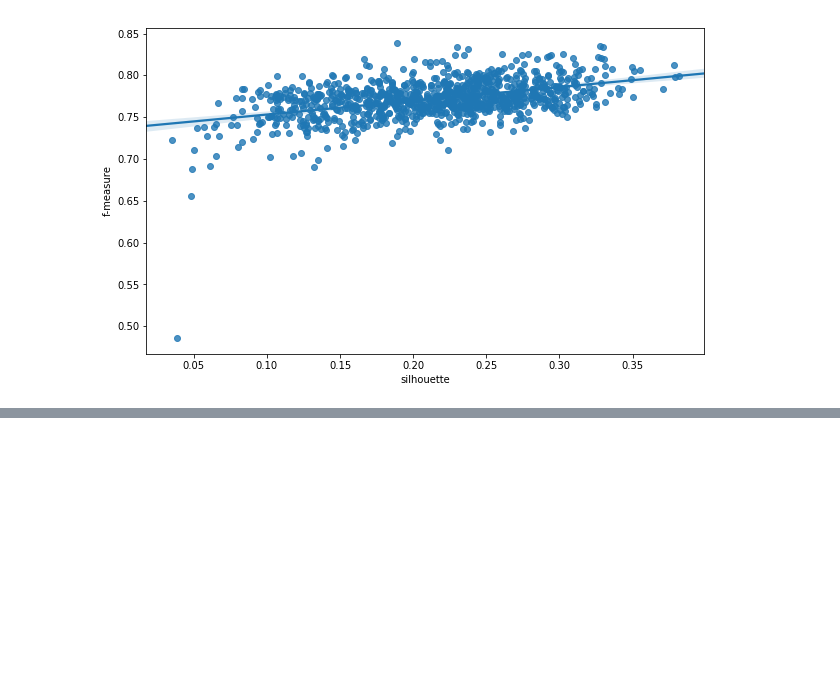
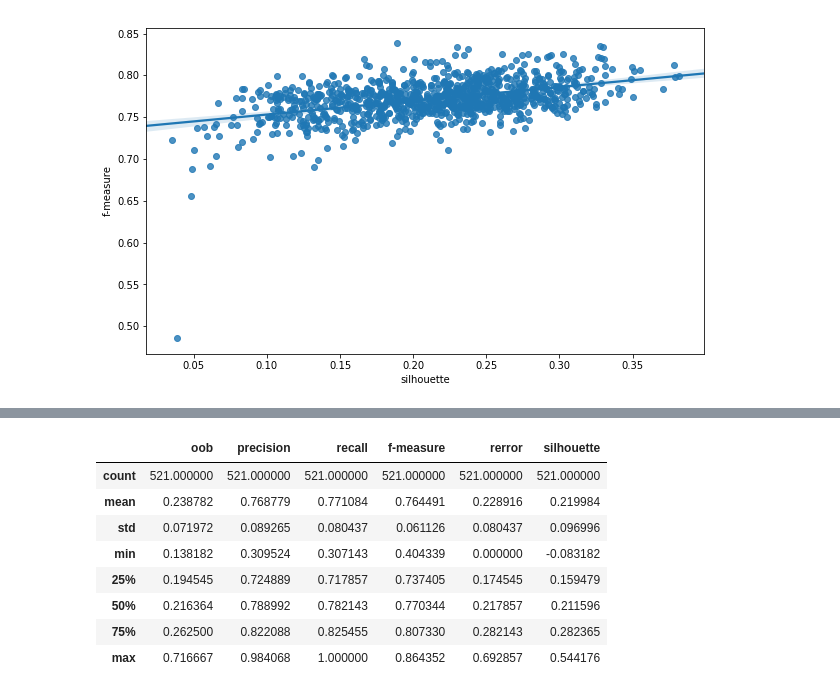
Before and after one commit to ilay32/wals-project, a Jupyter notebook: family-rfs-one-vs-others.ipynb, the cells around one changed output, grey strips where cells are left out. Drawn from its saved outputs; the diff is of its cells as text; code cells hidden in the pictures; blank space fills up the shorter version.

```diff
--- a/family-rfs-one-vs-others.ipynb
+++ b/family-rfs-one-vs-others.ipynb
@@ -155,0 +181,12 @@ sns.regplot(x="silhouette", y="f-measure", data=rndstats_aus, ax=ax);
+# %%
+phonstats.describe()
+# %% [output]
+|  | oob | precision | recall | f-measure | rerror | silhouette |
+| count | 521.000000 | 521.000000 | 521.000000 | 521.000000 | 521.000000 | 521.000000 |
+| mean | 0.238782 | 0.768779 | 0.771084 | 0.764491 | 0.228916 | 0.219984 |
+| std | 0.071972 | 0.089265 | 0.080437 | 0.061126 | 0.080437 | 0.096996 |
+| min | 0.138182 | 0.309524 | 0.307143 | 0.404339 | 0.000000 | -0.083182 |
+| 25% | 0.194545 | 0.724889 | 0.717857 | 0.737405 | 0.174545 | 0.159479 |
+| 50% | 0.216364 | 0.788992 | 0.782143 | 0.770344 | 0.217857 | 0.211596 |
+| 75% | 0.262500 | 0.822088 | 0.825455 | 0.807330 | 0.282143 | 0.282365 |
+| max | 0.716667 | 0.984068 | 1.000000 | 0.864352 | 0.692857 | 0.544176 |
```
Also changed, not shown: parts of 7 cells of this notebook.
